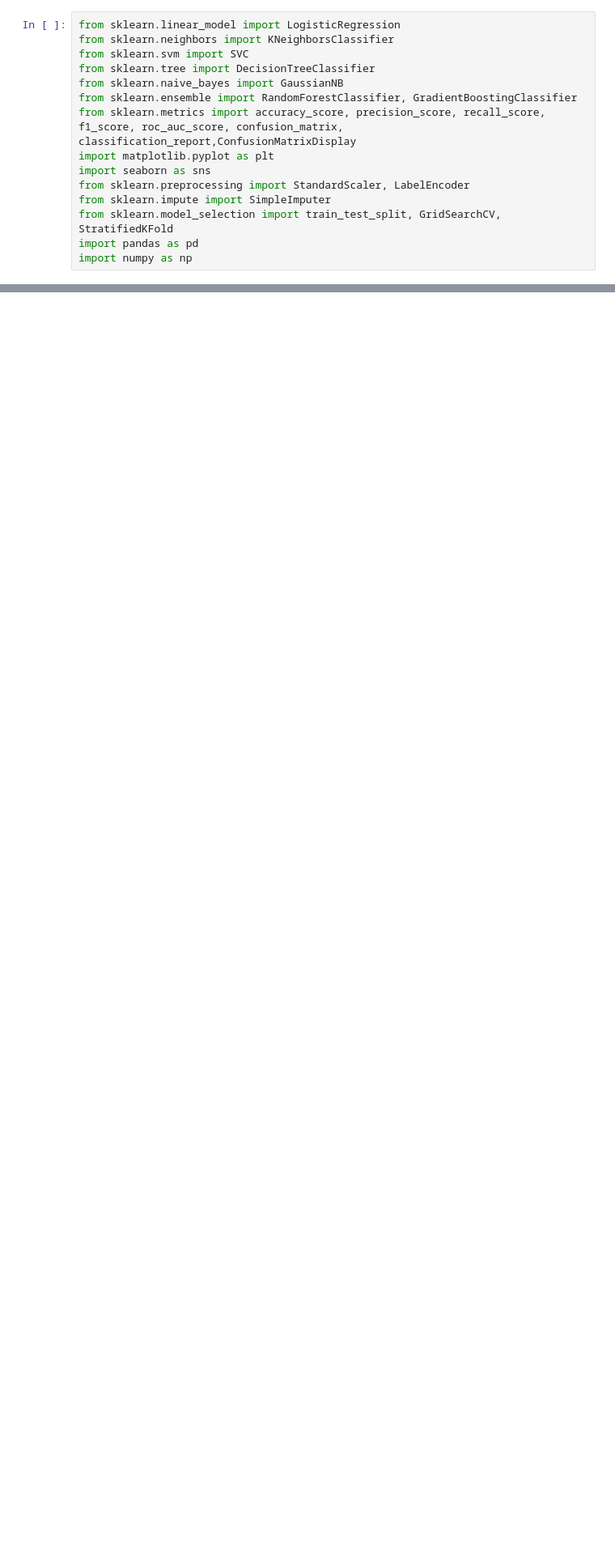
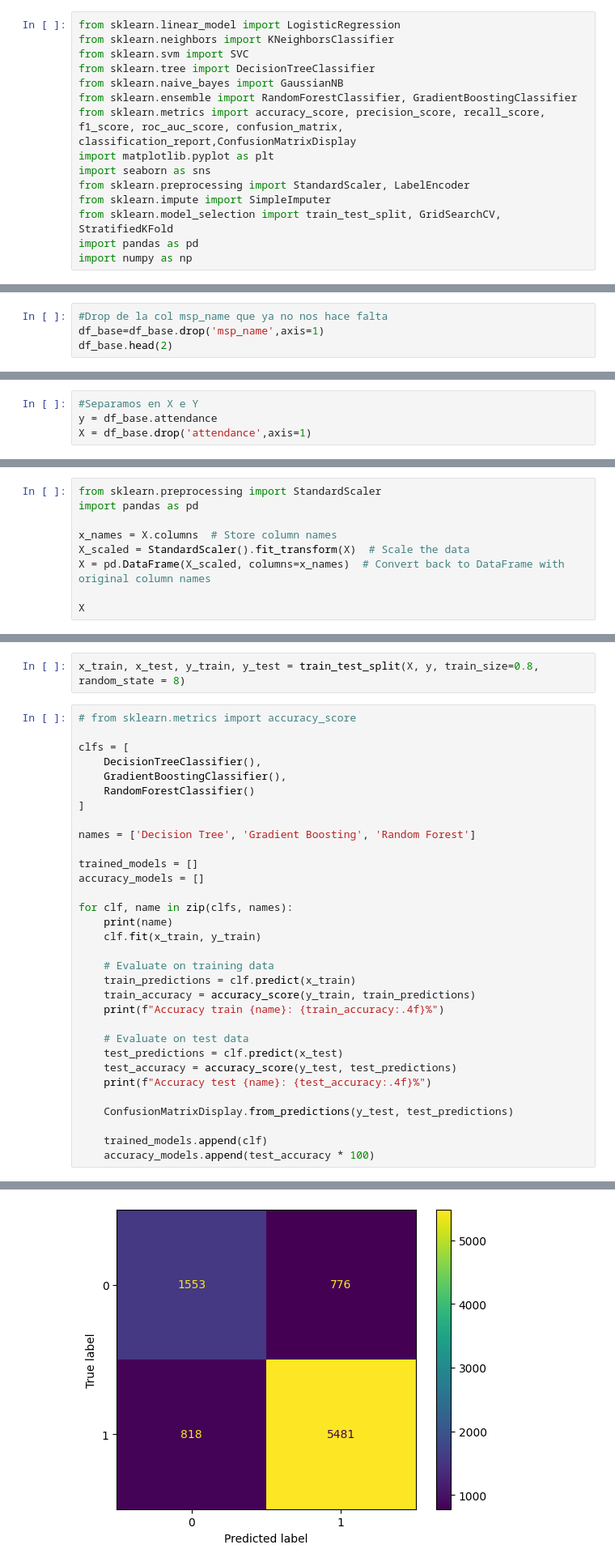
Before and after one commit to manufabregas/Dataset-Asistencia-a-turnos-m-dicos, a Jupyter notebook: TP 3/Grupo_2_TP_3.ipynb, the cells around one changed output, grey strips where cells are left out. Shown: that part at 81% size. Drawn from its saved outputs; the diff is of its cells as text; blank space fills up the shorter version.

```diff
--- a/TP 3/Grupo_2_TP_3.ipynb
+++ b/TP 3/Grupo_2_TP_3.ipynb
@@ -30,0 +112,4 @@ df_base.head()
+# %%
+#Drop de la col msp_name que ya no nos hace falta
+df_base=df_base.drop('msp_name',axis=1)
+df_base.head(2)
@@ -30,0 +120,4 @@ df_base.head()
+# %%
+#Separamos en X e Y
+y = df_base.attendance
+X = df_base.drop('attendance',axis=1)
@@ -30,0 +128,9 @@ df_base.head()
+# %%
+from sklearn.preprocessing import StandardScaler
+import pandas as pd
+
+x_names = X.columns  # Store column names
+X_scaled = StandardScaler().fit_transform(X)  # Scale the data
+X = pd.DataFrame(X_scaled, columns=x_names)  # Convert back to DataFrame with original column names
+
+X
@@ -30,0 +151,35 @@ df_base.head()
+# %%
+x_train, x_test, y_train, y_test = train_test_split(X, y, train_size=0.8, random_state = 8)
+# %%
+# from sklearn.metrics import accuracy_score
+
+clfs = [
+    DecisionTreeClassifier(),
+    GradientBoostingClassifier(),
+    RandomForestClassifier()
+]
+
+names = ['Decision Tree', 'Gradient Boosting', 'Random Forest']
+
+trained_models = []
+accuracy_models = []
+
+for clf, name in zip(clfs, names):
+    print(name)
+    clf.fit(x_train, y_train)
+
+    # Evaluate on training data
+    train_predictions = clf.predict(x_train)
+    train_accuracy = accuracy_score(y_train, train_predictions)
+    print(f"Accuracy train {name}: {train_accuracy:.4f}%")
+
+    # Evaluate on test data
+    test_predictions = clf.predict(x_test)
+    test_accuracy = accuracy_score(y_test, test_predictions)
+    print(f"Accuracy test {name}: {test_accuracy:.4f}%")
+
+    ConfusionMatrixDisplay.from_predictions(y_test, test_predictions)
+
+    trained_models.append(clf)
+    accuracy_models.append(test_accuracy * 100)
+# %% [output]
@@ -30,0 +195 @@ df_base.head()
+[figure, added]
```
Also changed, not shown: parts of 16 cells of this notebook.
